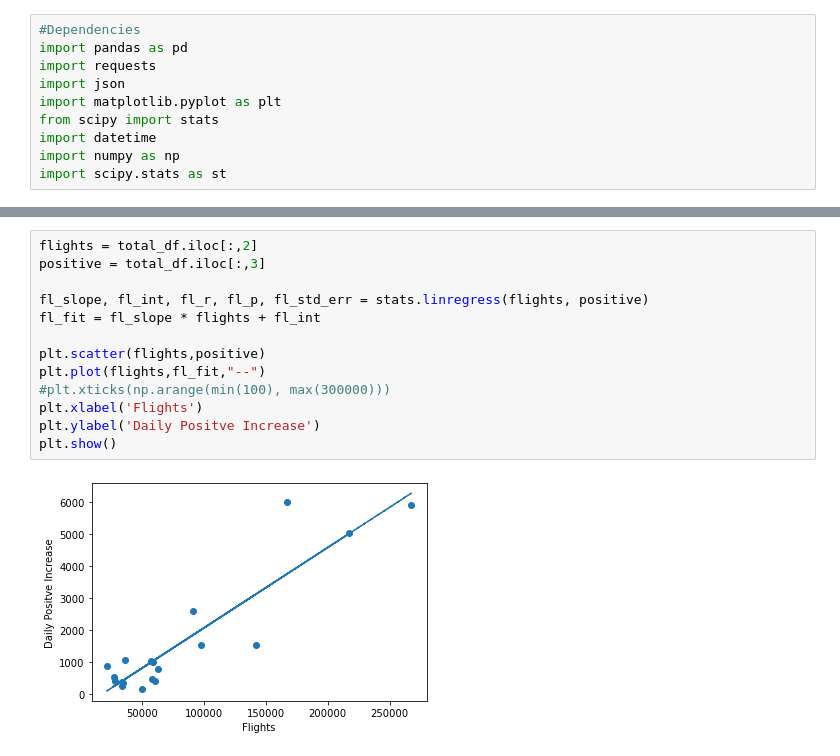
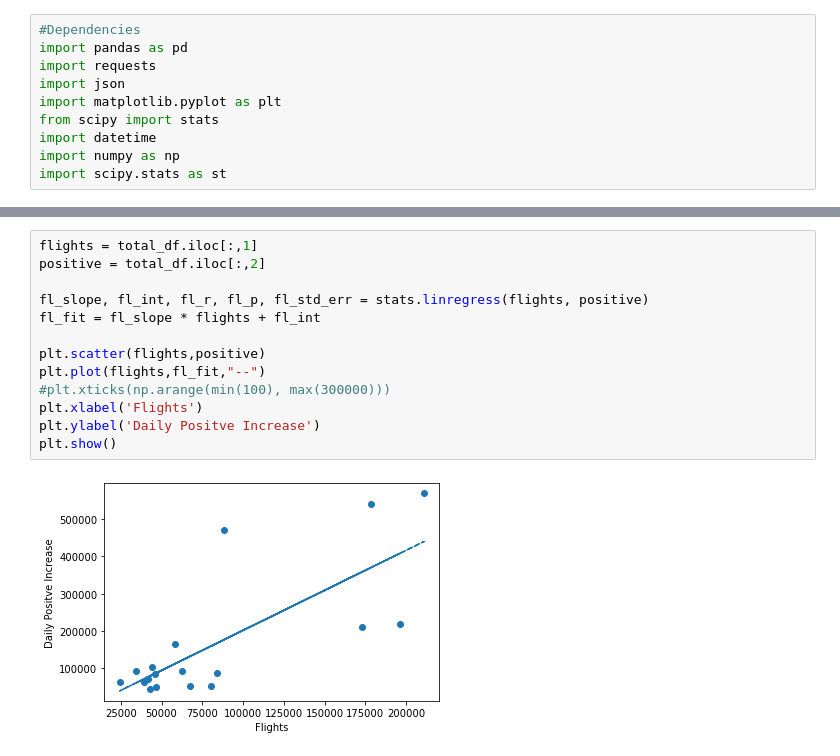
Before and after one commit to MersedehSP/Covid_Analyzer, a Jupyter notebook: Flight_Correlation_Work.ipynb, the cells around one changed output, grey strips where cells are left out. Cells and saved outputs as stored; diff of their text form.

```diff
--- a/Flight_Correlation_Work.ipynb
+++ b/Flight_Correlation_Work.ipynb
@@ -41,15 +41,15 @@ plt.show()
 # %%
-flights = total_df.iloc[:,2]
-positive = total_df.iloc[:,3]
+flights = total_df.iloc[:,1]
+positive = total_df.iloc[:,2]
 
 fl_slope, fl_int, fl_r, fl_p, fl_std_err = stats.linregress(flights, positive)
 fl_fit = fl_slope * flights + fl_int
 
 plt.scatter(flights,positive)
 plt.plot(flights,fl_fit,"--")
 #plt.xticks(np.arange(min(100), max(300000)))
 plt.xlabel('Flights')
 plt.ylabel('Daily Positve Increase')
 plt.show()
 # %% [output]
-[figure, old version]
+[figure, new version]
```
Also changed, not shown: parts of 9 cells of this notebook.
